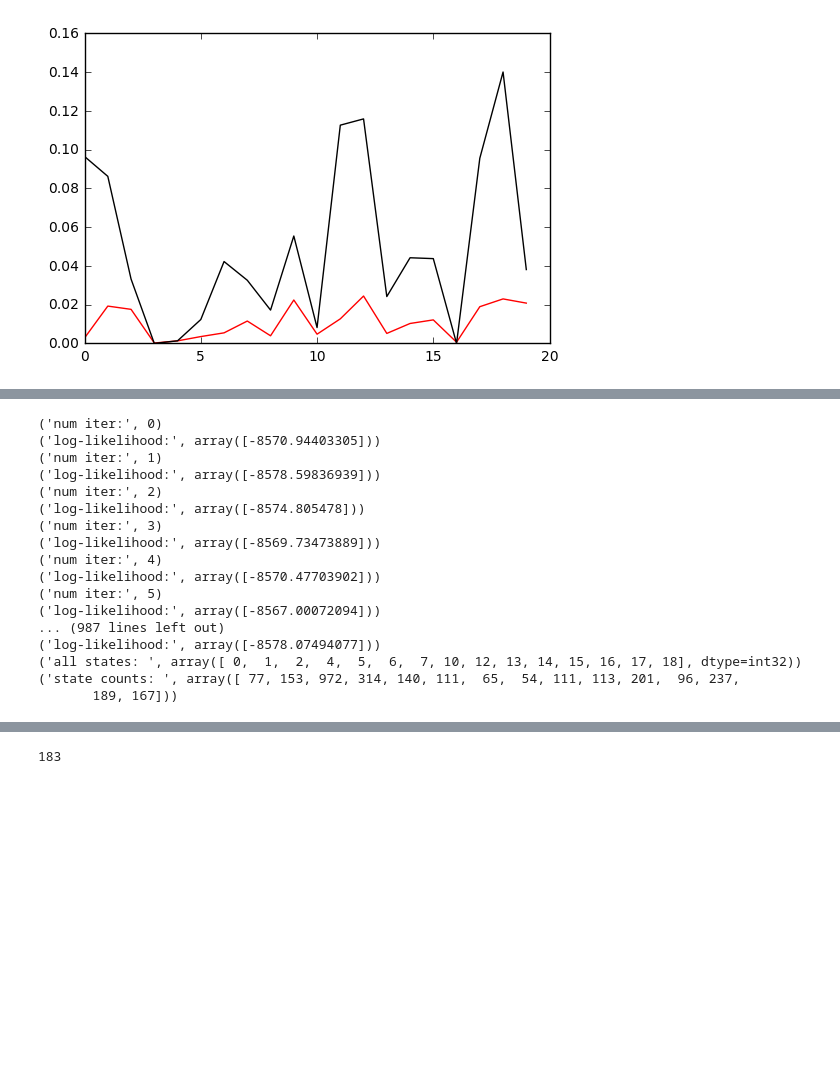
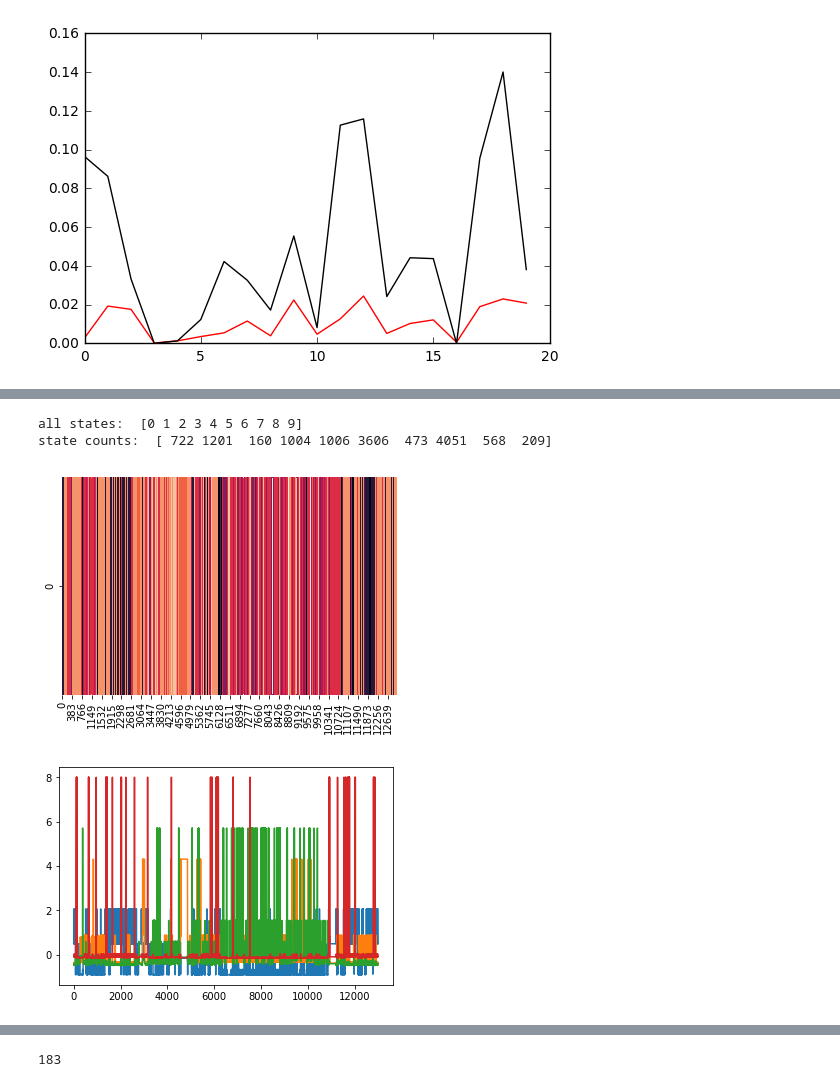
Before and after one commit to MoonBlvd/Sticky-HDP-HMM, a Jupyter notebook: test_DP.ipynb, the cells around one changed output, grey strips where cells are left out. Saved outputs shown, nothing was run; the diff lists cells and outputs as text; code cells hidden in the pictures; blank space fills up the shorter version.

```diff
--- a/test_DP.ipynb
+++ b/test_DP.ipynb
@@ -314,0 +316,9 @@ DP.sigma
+# %%
+DP = DirichletProcess(data, max_k=10, kappa = 10)
+i = 0
+while i < 50:
+    print ("num iter:", i)
+    log_likelihood = DP.run()
+    i += 1
+    print ("log-likelihood:", log_likelihood)
+path = DP.get_path()
@@ -315,38 +344,20 @@ DP.sigma
 # %%
-%matplotlib osx
-i = 0
-while i < 500:
-    print ("num iter:", i)
-    log_likelihood = DP.run()
-    i += 1
-    print ("log-likelihood:", log_likelihood)
-path = DP.get_path()
-plt.figure(1)
-sns.heatmap(DP.state[:, 0:1].T, cbar=False)
-plt.figure(2)
-plt.plot(range(DP.n),path,'r')
+# %matplotlib osx
+plt.figure(3)
+# sns.heatmap(DP.state[:, 0:1].T, cbar=False)
+sns.heatmap(np.reshape(DP.state,(1,DP.n)), cbar=False)
+plt.figure(4)
+plt.plot(range(DP.n),path)
+# plt.plot(range(DP.n),path[:,1],'g')
 plt.show
 all_states, state_counts = np.unique(DP.state, return_counts=True)
 print("all states: ", all_states)
 print("state counts: ", state_counts)
 # %% [output]
-('num iter:', 0)
-('log-likelihood:', array([-8570.94403305]))
-('num iter:', 1)
-('log-likelihood:', array([-8578.59836939]))
-('num iter:', 2)
-('log-likelihood:', array([-8574.805478]))
-('num iter:', 3)
-('log-likelihood:', array([-8569.73473889]))
-('num iter:', 4)
-('log-likelihood:', array([-8570.47703902]))
-('num iter:', 5)
-('log-likelihood:', array([-8567.00072094]))
-... (987 lines left out)
-('log-likelihood:', array([-8578.07494077]))
-('all states: ', array([ 0,  1,  2,  4,  5,  6,  7, 10, 12, 13, 14, 15, 16, 17, 18], dtype=int32))
-('state counts: ', array([ 77, 153, 972, 314, 140, 111,  65,  54, 111, 113, 201,  96, 237,
-       189, 167]))
+all states:  [0 1 2 3 4 5 6 7 8 9]
+state counts:  [ 722 1201  160 1004 1006 3606  473 4051  568  209]
+[figure, added]
+[figure, added]
 # %%
 # plt.figure(1)
 # G0 = dirichlet(np.ones(DP.max_k) * (alpha/DP.max_k))
```
Also changed, not shown: parts of 6 cells of this notebook, 5 other files.
